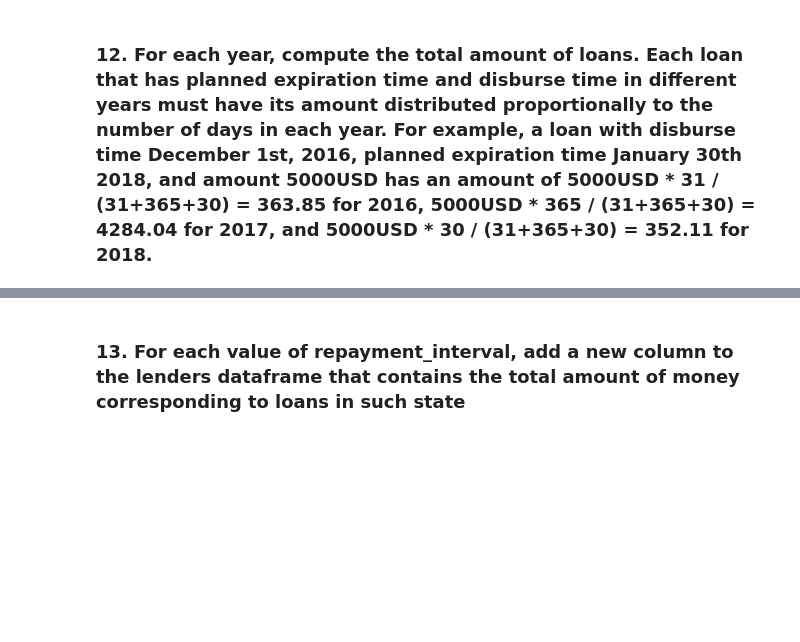
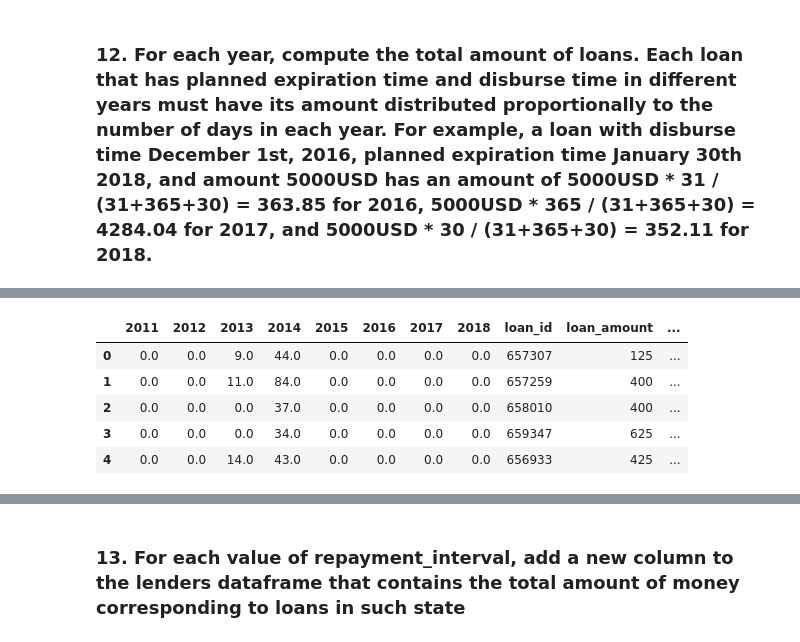
Before and after one commit to EmanueleArtioli/kiva-crowdfunding, a Jupyter notebook: kiva-notebook.ipynb, the cells around one changed output, grey strips where cells are left out. Cells and saved outputs as stored; diff of their text form; code cells hidden in the pictures; blank space fills up the shorter version.

```diff
--- a/kiva-notebook.ipynb
+++ b/kiva-notebook.ipynb
@@ -379,4 +386,5 @@ loans.head()
 # %%
-loans = loans.dropna() #we kept NaNs until now but they break the function, so we drop them here
-days = loans.apply(lambda x: day_calc(x['planned_expiration_time'],x['disburse_time']), axis = 1)
+loans_drop = loans.dropna() #we kept NaNs until now but they break the function, so we drop them here
+loans_drop['duration'] = loans_drop['duration'].dt.days
+days = loans_drop.apply(lambda x: day_calc(x['planned_expiration_time'],x['disburse_time']), axis = 1)
 days.head()
@@ -383,9 +402,16 @@ days.head()
 # %%
-df_day_weighted.fillna(0, inplace= True)
-df_day_weighted = pd.concat([df_day_weighted, data_loans['loan_id']
-                 , data_loans['loan_amount']
-                 , data_loans['duration'] ]
+days.fillna(0, inplace= True)
+days = pd.concat([days, loans_drop['loan_id']
+                 , loans_drop['loan_amount']
+                 , loans_drop['duration'] ]
                 , axis = 1, sort = True)
 
-df_day_weighted.head()
+days.head()
+# %% [output]
+|  | 2011 | 2012 | 2013 | 2014 | 2015 | 2016 | 2017 | 2018 | loan_id | loan_amount | ... |
+| 0 | 0.0 | 0.0 | 9.0 | 44.0 | 0.0 | 0.0 | 0.0 | 0.0 | 657307 | 125 | ... |
+| 1 | 0.0 | 0.0 | 11.0 | 84.0 | 0.0 | 0.0 | 0.0 | 0.0 | 657259 | 400 | ... |
+| 2 | 0.0 | 0.0 | 0.0 | 37.0 | 0.0 | 0.0 | 0.0 | 0.0 | 658010 | 400 | ... |
+| 3 | 0.0 | 0.0 | 0.0 | 34.0 | 0.0 | 0.0 | 0.0 | 0.0 | 659347 | 625 | ... |
+| 4 | 0.0 | 0.0 | 14.0 | 43.0 | 0.0 | 0.0 | 0.0 | 0.0 | 656933 | 425 | ... |
 # %%
```
Also changed, not shown: parts of 65 cells of this notebook.
